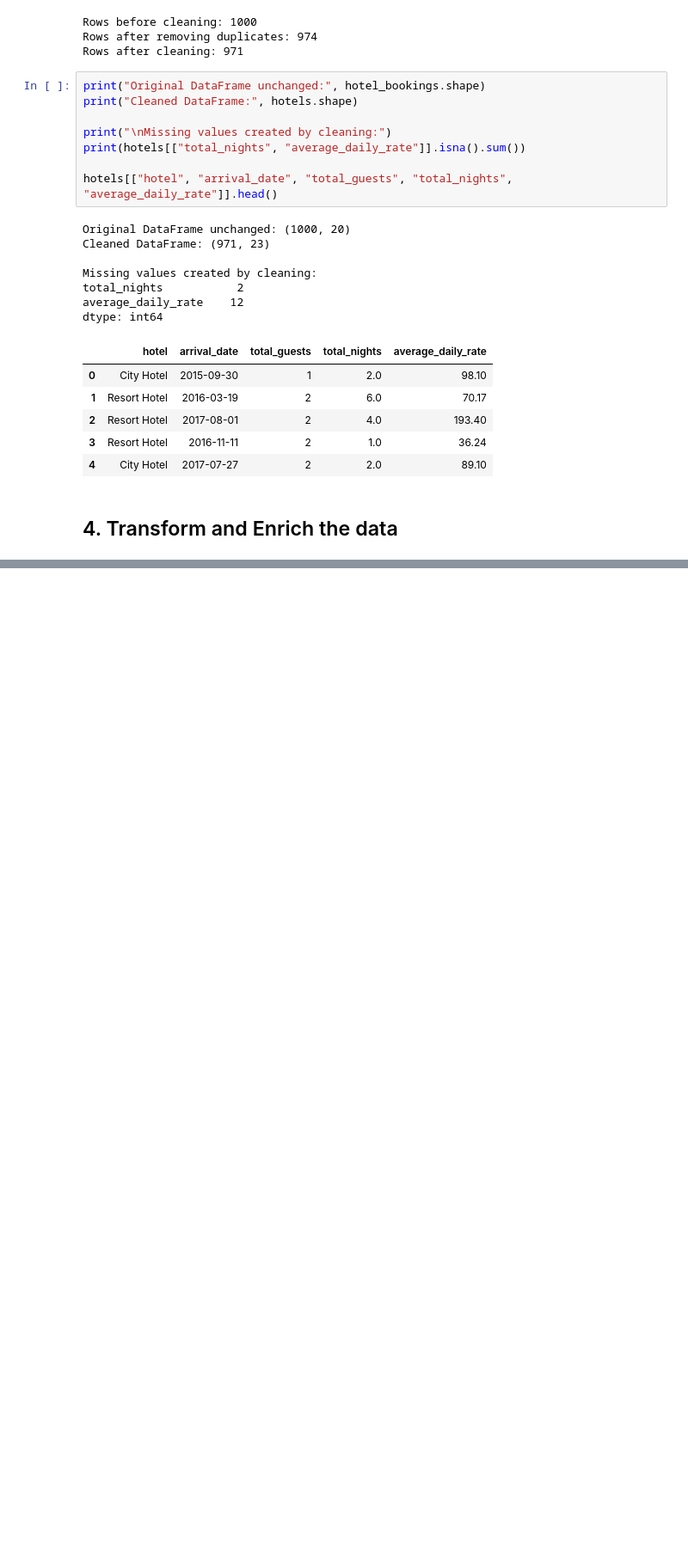
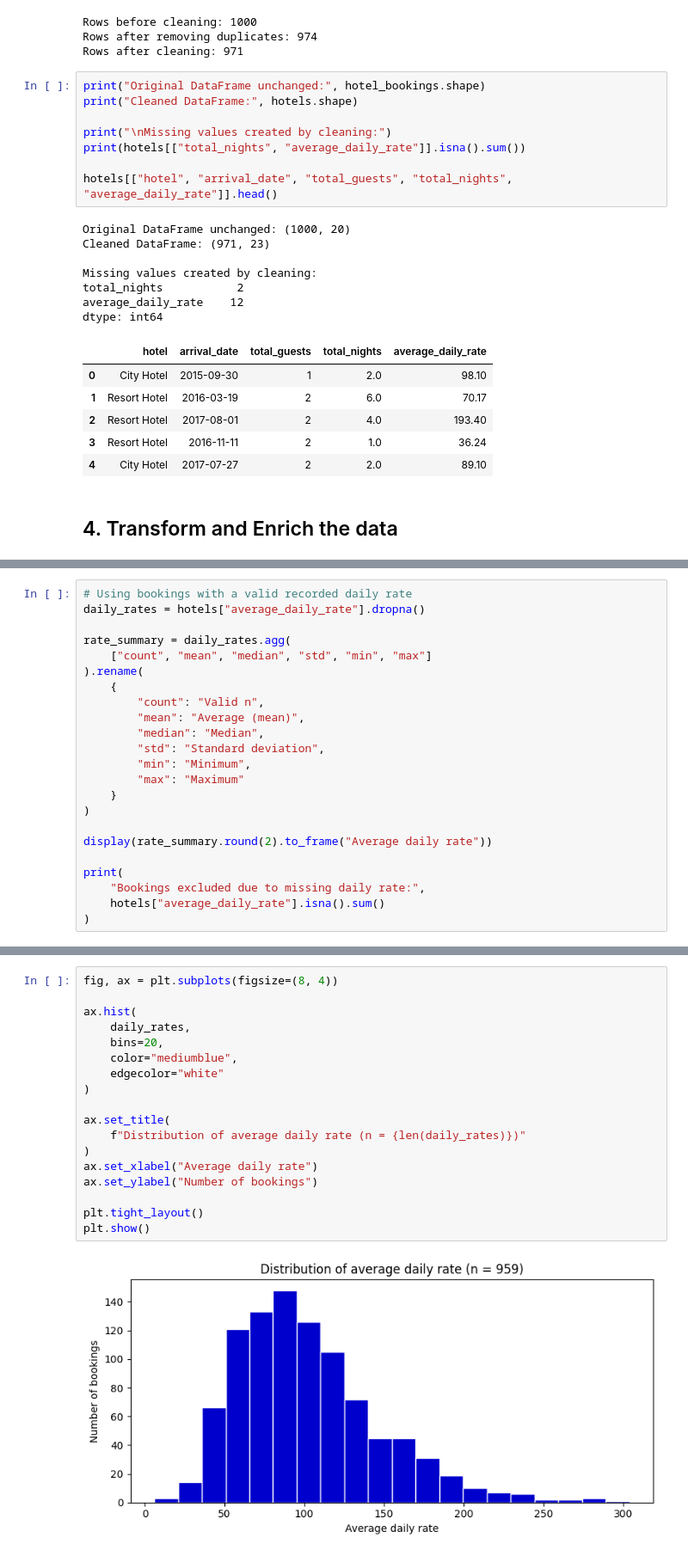
Before and after one commit to irubycampana/Hotel-Bookings, a Jupyter notebook: Group Project/HotelBooking.ipynb, the cells around one changed output, grey strips where cells are left out. Shown at 86% size. Saved outputs shown, nothing was run; the diff lists cells and outputs as text; blank space fills up the shorter version.

```diff
--- a/Group Project/HotelBooking.ipynb
+++ b/Group Project/HotelBooking.ipynb
@@ -408,0 +657,23 @@ dtype: int64
+# %%
+# Using bookings with a valid recorded daily rate
+daily_rates = hotels["average_daily_rate"].dropna()
+
+rate_summary = daily_rates.agg(
+    ["count", "mean", "median", "std", "min", "max"]
+).rename(
+    {
+        "count": "Valid n",
+        "mean": "Average (mean)",
+        "median": "Median",
+        "std": "Standard deviation",
+        "min": "Minimum",
+        "max": "Maximum"
+    }
+)
+
+display(rate_summary.round(2).to_frame("Average daily rate"))
+
+print(
+    "Bookings excluded due to missing daily rate:",
+    hotels["average_daily_rate"].isna().sum()
+)
@@ -408,0 +689,20 @@ dtype: int64
+# %%
+fig, ax = plt.subplots(figsize=(8, 4))
+
+ax.hist(
+    daily_rates,
+    bins=20,
+    color="mediumblue",
+    edgecolor="white"
+)
+
+ax.set_title(
+    f"Distribution of average daily rate (n = {len(daily_rates)})"
+)
+ax.set_xlabel("Average daily rate")
+ax.set_ylabel("Number of bookings")
+
+plt.tight_layout()
+plt.show()
+# %% [output]
+[figure, added]
```
Also changed, not shown: parts of 46 cells of this notebook.
